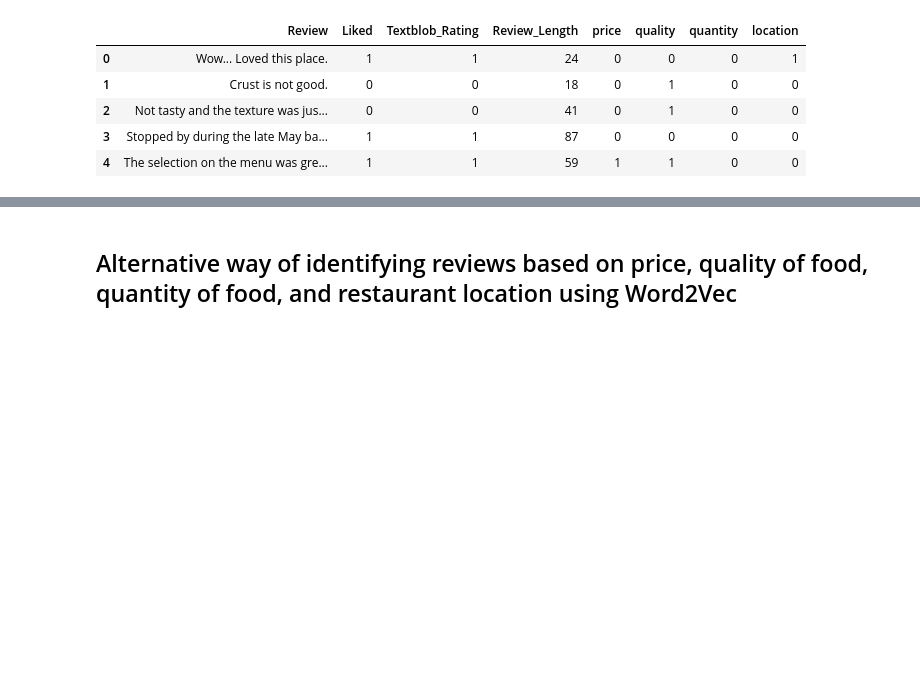
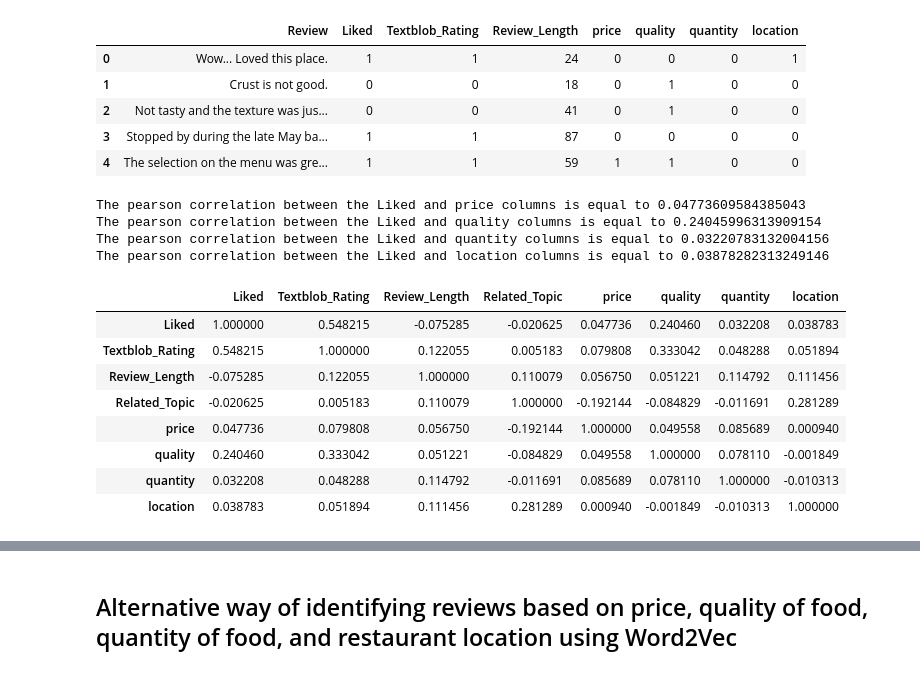
Before and after one commit to Kirollos-Hanna/NLP_Sentiment_Analysis_Project, a Jupyter notebook: RestaurantReviewSentimentAnalysis.ipynb, the cells around one changed output, grey strips where cells are left out. Cells and saved outputs as stored; diff of their text form; code cells hidden in the pictures; blank space fills up the shorter version.

```diff
--- a/RestaurantReviewSentimentAnalysis.ipynb
+++ b/RestaurantReviewSentimentAnalysis.ipynb
@@ -362,3 +362,29 @@ restaurant_reviews.head()
 | 2 | Not tasty and the texture was jus... | 0 | 0 | 41 | 0 | 1 | 0 | 0 |
 | 3 | Stopped by during the late May ba... | 1 | 1 | 87 | 0 | 0 | 0 | 0 |
 | 4 | The selection on the menu was gre... | 1 | 1 | 59 | 1 | 1 | 0 | 0 |
+# %%
+# Pearson correlation
+pearson_correlation = restaurant_reviews.corr(method="pearson", numeric_only=True)
+print("The pearson correlation between the Liked and price columns is equal to {}"
+      .format(pearson_correlation.loc['Liked', 'price']))
+print("The pearson correlation between the Liked and quality columns is equal to {}"
+      .format(pearson_correlation.loc['Liked', 'quality']))
+print("The pearson correlation between the Liked and quantity columns is equal to {}"
+      .format(pearson_correlation.loc['Liked', 'quantity']))
+print("The pearson correlation between the Liked and location columns is equal to {}"
+      .format(pearson_correlation.loc['Liked', 'location']))
+pearson_correlation
+# %% [output]
+The pearson correlation between the Liked and price columns is equal to 0.04773609584385043
+The pearson correlation between the Liked and quality columns is equal to 0.24045996313909154
+The pearson correlation between the Liked and quantity columns is equal to 0.03220783132004156
+The pearson correlation between the Liked and location columns is equal to 0.03878282313249146
+|  | Liked | Textblob_Rating | Review_Length | Related_Topic | price | quality | quantity | location |
+| Liked | 1.000000 | 0.548215 | -0.075285 | -0.020625 | 0.047736 | 0.240460 | 0.032208 | 0.038783 |
+| Textblob_Rating | 0.548215 | 1.000000 | 0.122055 | 0.005183 | 0.079808 | 0.333042 | 0.048288 | 0.051894 |
+| Review_Length | -0.075285 | 0.122055 | 1.000000 | 0.110079 | 0.056750 | 0.051221 | 0.114792 | 0.111456 |
+| Related_Topic | -0.020625 | 0.005183 | 0.110079 | 1.000000 | -0.192144 | -0.084829 | -0.011691 | 0.281289 |
+| price | 0.047736 | 0.079808 | 0.056750 | -0.192144 | 1.000000 | 0.049558 | 0.085689 | 0.000940 |
+| quality | 0.240460 | 0.333042 | 0.051221 | -0.084829 | 0.049558 | 1.000000 | 0.078110 | -0.001849 |
+| quantity | 0.032208 | 0.048288 | 0.114792 | -0.011691 | 0.085689 | 0.078110 | 1.000000 | -0.010313 |
+| location | 0.038783 | 0.051894 | 0.111456 | 0.281289 | 0.000940 | -0.001849 | -0.010313 | 1.000000 |
```
Also changed, not shown: parts of 2 cells of this notebook.
